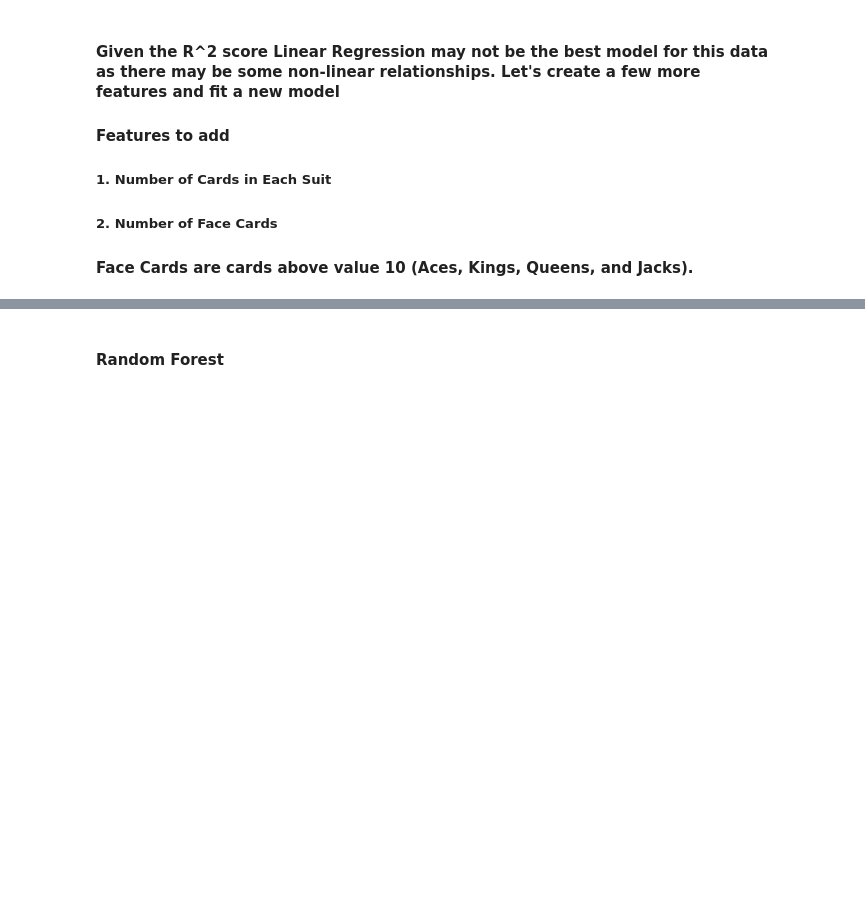
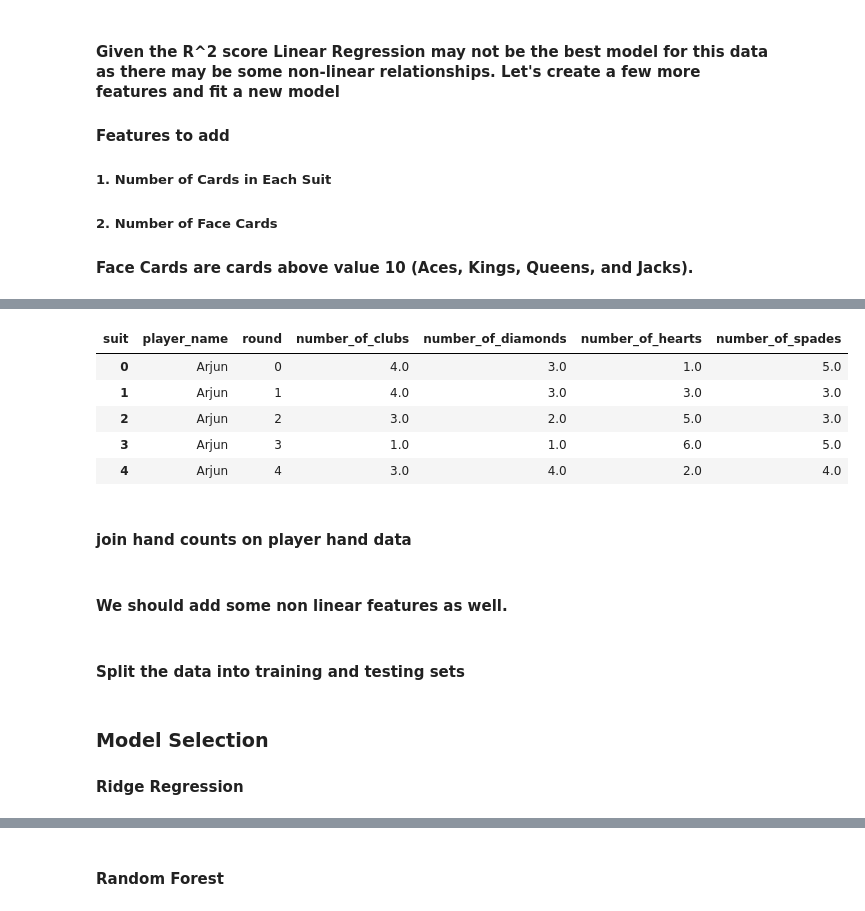
Before and after one commit to blh119/Data-Mining-Final-Project, a Jupyter notebook: Spades Analysis.ipynb, the cells around one changed output, grey strips where cells are left out. Cells and saved outputs as stored; diff of their text form; code cells hidden in the pictures; blank space fills up the shorter version.

```diff
--- a/Spades Analysis.ipynb
+++ b/Spades Analysis.ipynb
@@ -519,0 +483,11 @@ max(player_hands_by_round_with_tricks_long["card_in_player_hand"])
+# %%
+player_hands_by_round_with_tricks_filtered_suits_sum_wide.head()
+# %% [output]
+| suit | player_name | round | number_of_clubs | number_of_diamonds | number_of_hearts | number_of_spades |
+| 0 | Arjun | 0 | 4.0 | 3.0 | 1.0 | 5.0 |
+| 1 | Arjun | 1 | 4.0 | 3.0 | 3.0 | 3.0 |
+| 2 | Arjun | 2 | 3.0 | 2.0 | 5.0 | 3.0 |
+| 3 | Arjun | 3 | 1.0 | 1.0 | 6.0 | 5.0 |
+| 4 | Arjun | 4 | 3.0 | 4.0 | 2.0 | 4.0 |
+# %% [markdown]
+#### join hand counts on player hand data
@@ -519,0 +546,4 @@ max(player_hands_by_round_with_tricks_long["card_in_player_hand"])
+# %% [markdown]
+#### We should add some non linear features as well.
+# %% [markdown]
+#### Split the data into training and testing sets
@@ -519,0 +555,3 @@ max(player_hands_by_round_with_tricks_long["card_in_player_hand"])
+# %% [markdown]
+### Model Selection
+#### Ridge Regression
```
Also changed, not shown: parts of 29 cells of this notebook, 2 other files.
